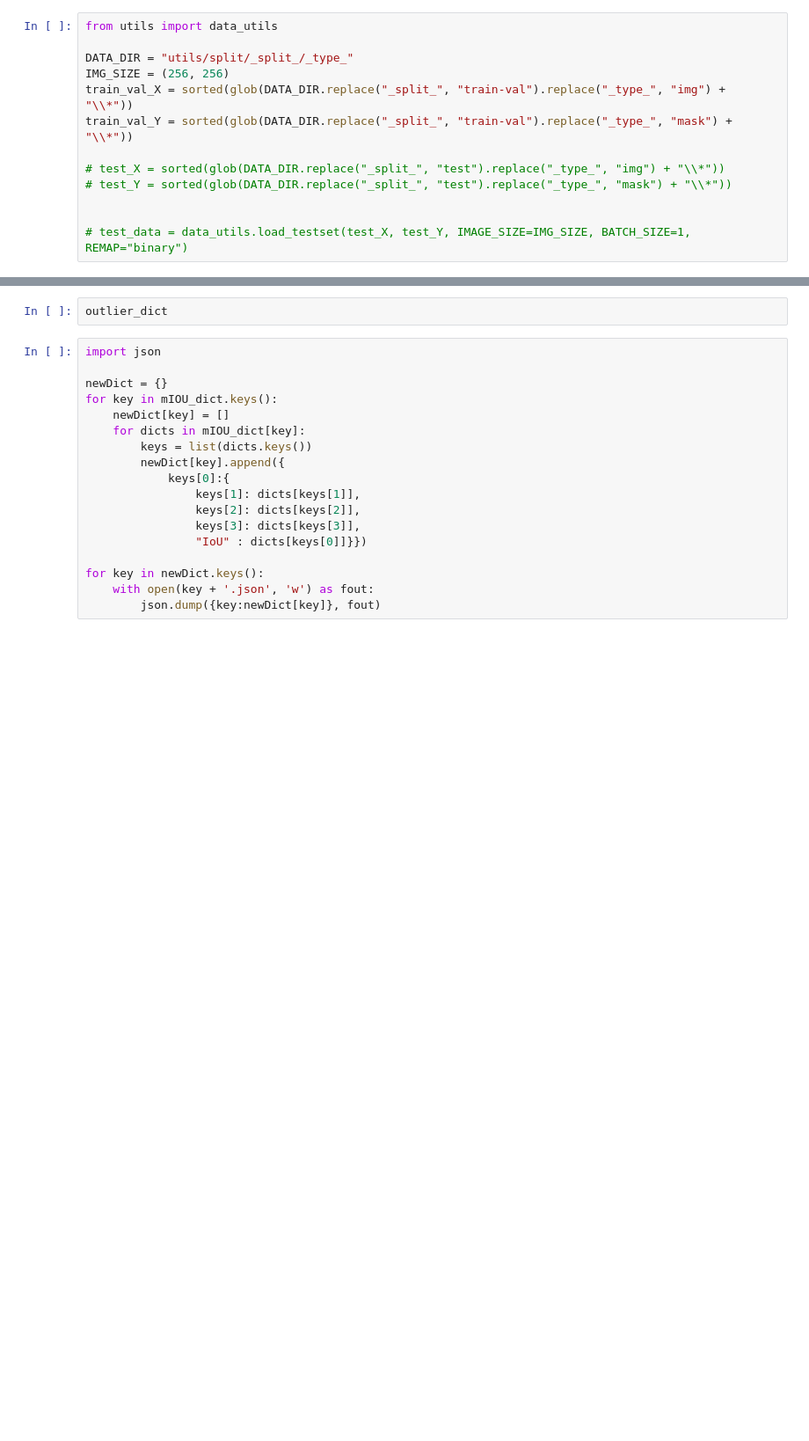
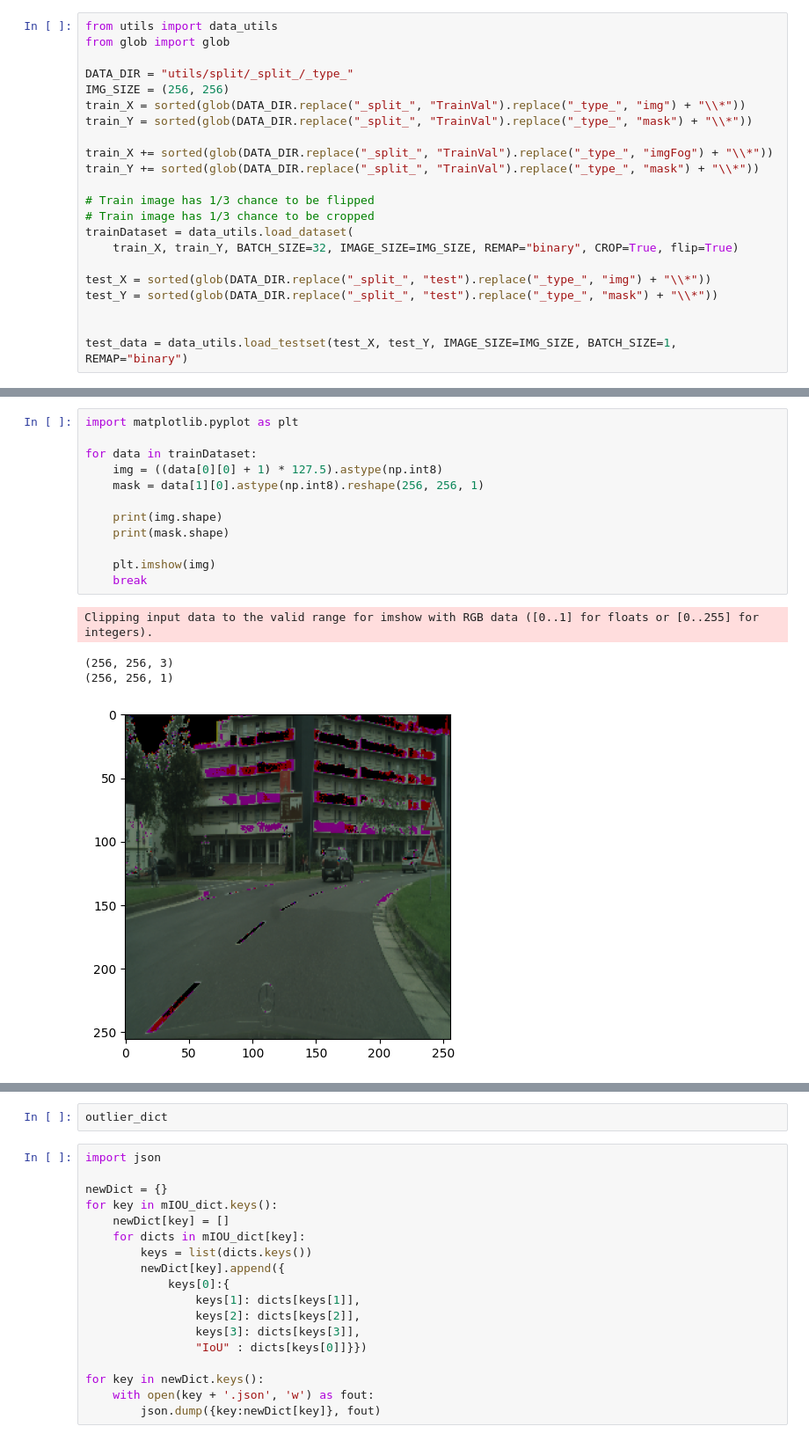
Before and after one commit to RWaiti/Keras-DeeplabV3Plus-MobilenetV2, a Jupyter notebook: vis.ipynb, the cells around one changed output, grey strips where cells are left out. Shown: that part at 88% size. Drawn from its saved outputs; the diff is of its cells as text; blank space fills up the shorter version.

Commit message:
last folds and metrics in testset

```diff
--- a/vis.ipynb
+++ b/vis.ipynb
@@ -40,13 +141,22 @@ models[:5], len(models)
 # %%
 from utils import data_utils
+from glob import glob
 
 DATA_DIR = "utils/split/_split_/_type_"
 IMG_SIZE = (256, 256)
-train_val_X = sorted(glob(DATA_DIR.replace("_split_", "train-val").replace("_type_", "img") + "\\*"))
-train_val_Y = sorted(glob(DATA_DIR.replace("_split_", "train-val").replace("_type_", "mask") + "\\*"))
+train_X = sorted(glob(DATA_DIR.replace("_split_", "TrainVal").replace("_type_", "img") + "\\*"))
+train_Y = sorted(glob(DATA_DIR.replace("_split_", "TrainVal").replace("_type_", "mask") + "\\*"))
 
-# test_X = sorted(glob(DATA_DIR.replace("_split_", "test").replace("_type_", "img") + "\\*"))
-# test_Y = sorted(glob(DATA_DIR.replace("_split_", "test").replace("_type_", "mask") + "\\*"))
+train_X += sorted(glob(DATA_DIR.replace("_split_", "TrainVal").replace("_type_", "imgFog") + "\\*"))
+train_Y += sorted(glob(DATA_DIR.replace("_split_", "TrainVal").replace("_type_", "mask") + "\\*"))
+
+# Train image has 1/3 chance to be flipped
+# Train image has 1/3 chance to be cropped
+trainDataset = data_utils.load_dataset(
+    train_X, train_Y, BATCH_SIZE=32, IMAGE_SIZE=IMG_SIZE, REMAP="binary", CROP=True, flip=True)
+
+test_X = sorted(glob(DATA_DIR.replace("_split_", "test").replace("_type_", "img") + "\\*"))
+test_Y = sorted(glob(DATA_DIR.replace("_split_", "test").replace("_type_", "mask") + "\\*"))
 
 
-# test_data = data_utils.load_testset(test_X, test_Y, IMAGE_SIZE=IMG_SIZE, BATCH_SIZE=1, REMAP="binary")
+test_data = data_utils.load_testset(test_X, test_Y, IMAGE_SIZE=IMG_SIZE, BATCH_SIZE=1, REMAP="binary")
@@ -52,0 +187,17 @@ train_val_Y = sorted(glob(DATA_DIR.replace("_split_", "train-val").replace("_typ
+# %%
+import matplotlib.pyplot as plt
+
+for data in trainDataset:
+    img = ((data[0][0] + 1) * 127.5).astype(np.int8)
+    mask = data[1][0].astype(np.int8).reshape(256, 256, 1)
+
+    print(img.shape)
+    print(mask.shape)
+
+    plt.imshow(img)
+    break
+# %% [output]
+Clipping input data to the valid range for imshow with RGB data ([0..1] for floats or [0..255] for integers).
+(256, 256, 3)
+(256, 256, 1)
+[figure, added]
```
Also changed, not shown: parts of 13 cells of this notebook, 25 other files.
